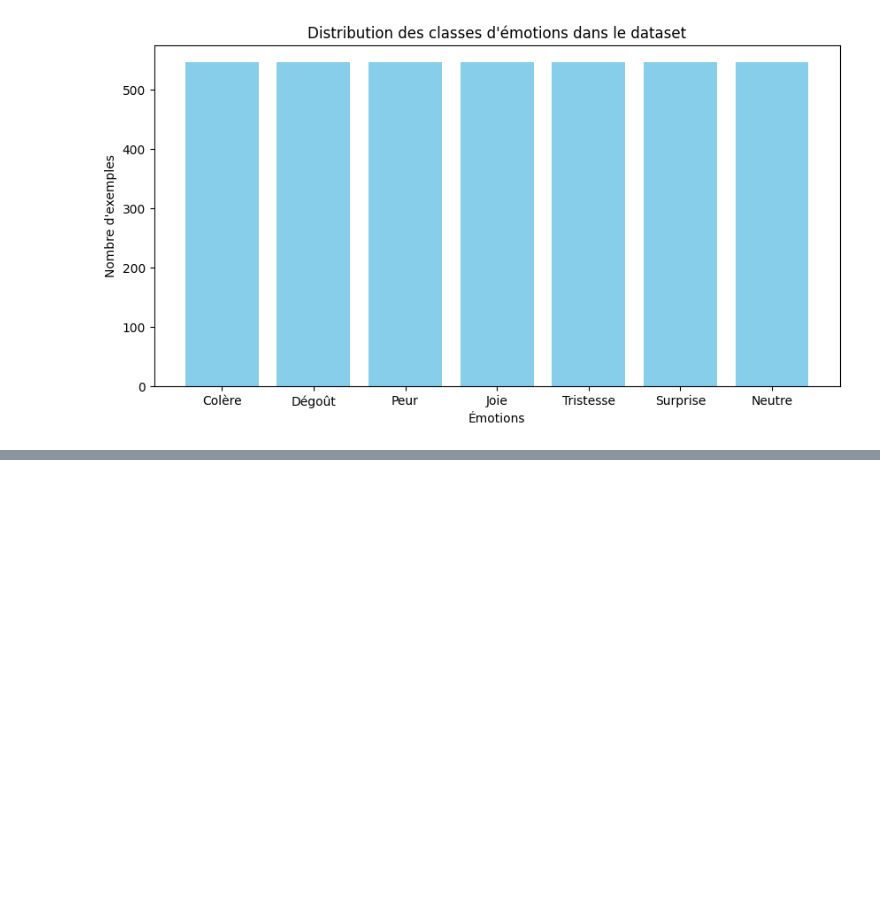
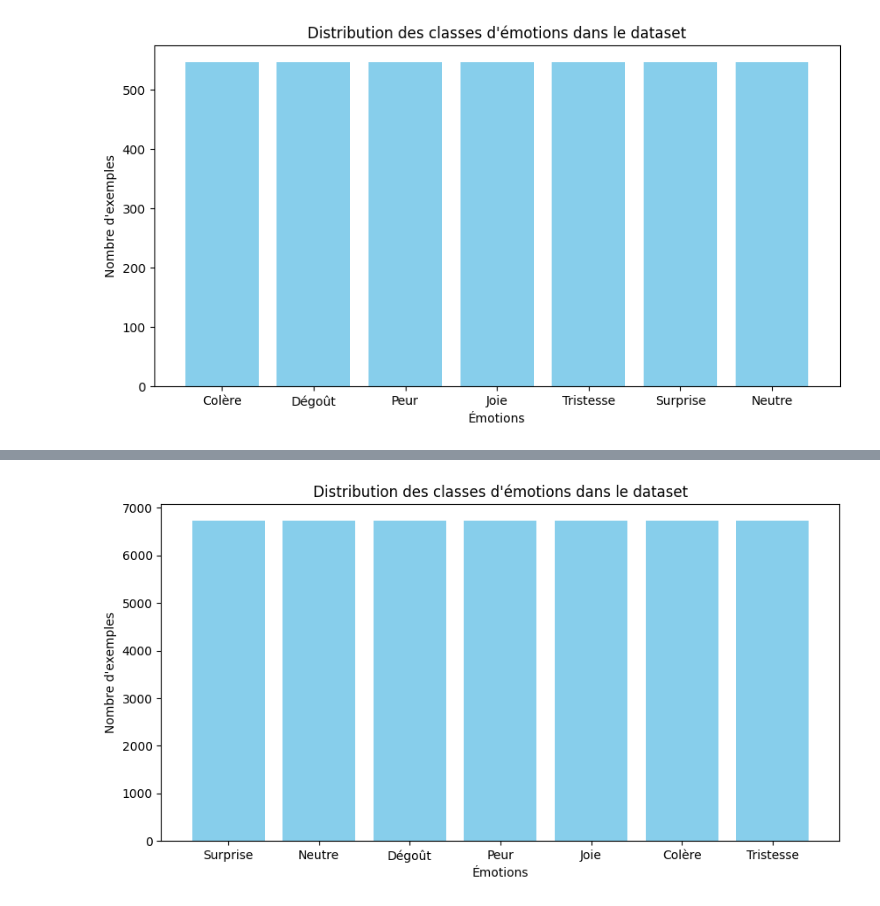
Before and after one commit to aubinbnf/Facial-Analysis, a Jupyter notebook: src/main.ipynb, the cells around one changed output, grey strips where cells are left out. Saved outputs shown, nothing was run; the diff lists cells and outputs as text; code cells hidden in the pictures; blank space fills up the shorter version.

```diff
--- a/src/main.ipynb
+++ b/src/main.ipynb
@@ -115,0 +141,17 @@ plt.show()
+# %%
+sm = SMOTE(random_state=42)
+X_train_sm, y_train_sm = sm.fit_resample(X_train, y_train)
+# %%
+label_counts = Counter(y_train_sm)
+
+emotions, counts = zip(*label_counts.items())
+
+plt.figure(figsize=(10, 5))
+plt.bar(emotions, counts, color='skyblue')
+plt.xlabel('Émotions')
+plt.ylabel('Nombre d\'exemples')
+plt.title('Distribution des classes d\'émotions dans le dataset')
+plt.xticks(emotions, ['Colère', 'Dégoût', 'Peur', 'Joie', 'Tristesse', 'Surprise', 'Neutre'])
+plt.show()
+# %% [output]
+[figure, added]
```
Also changed, not shown: parts of 16 cells of this notebook.
